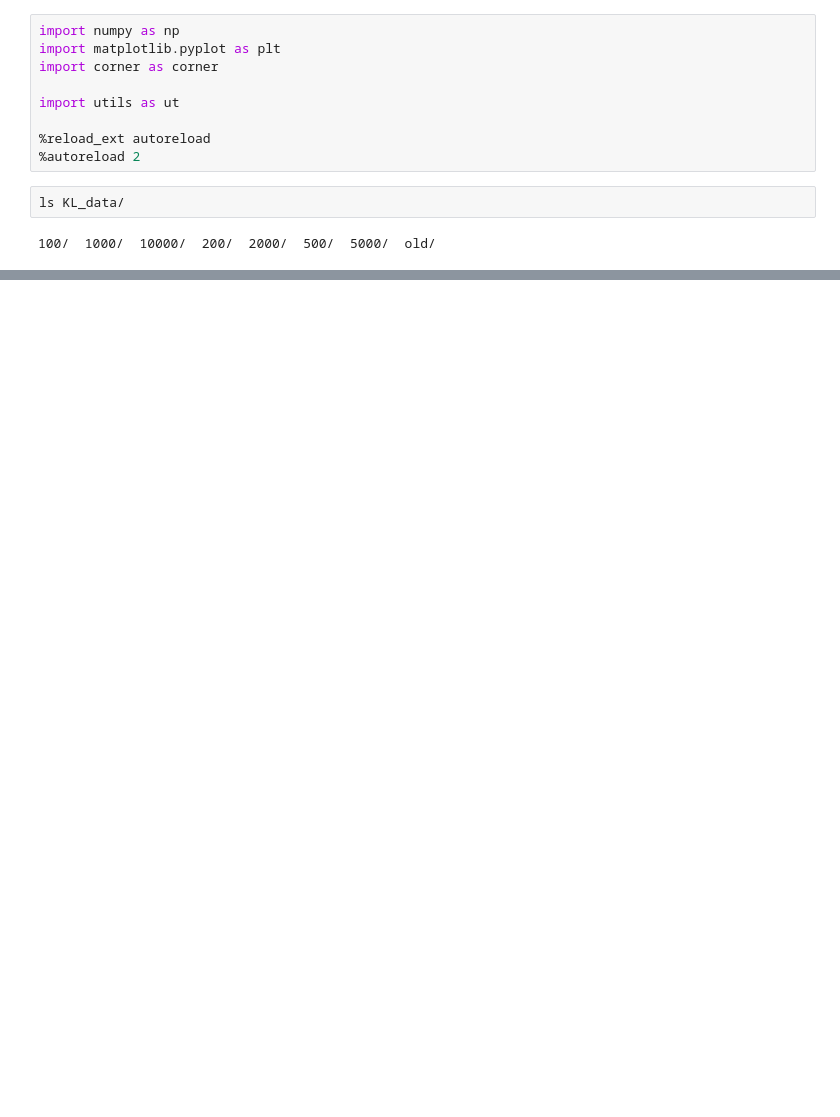
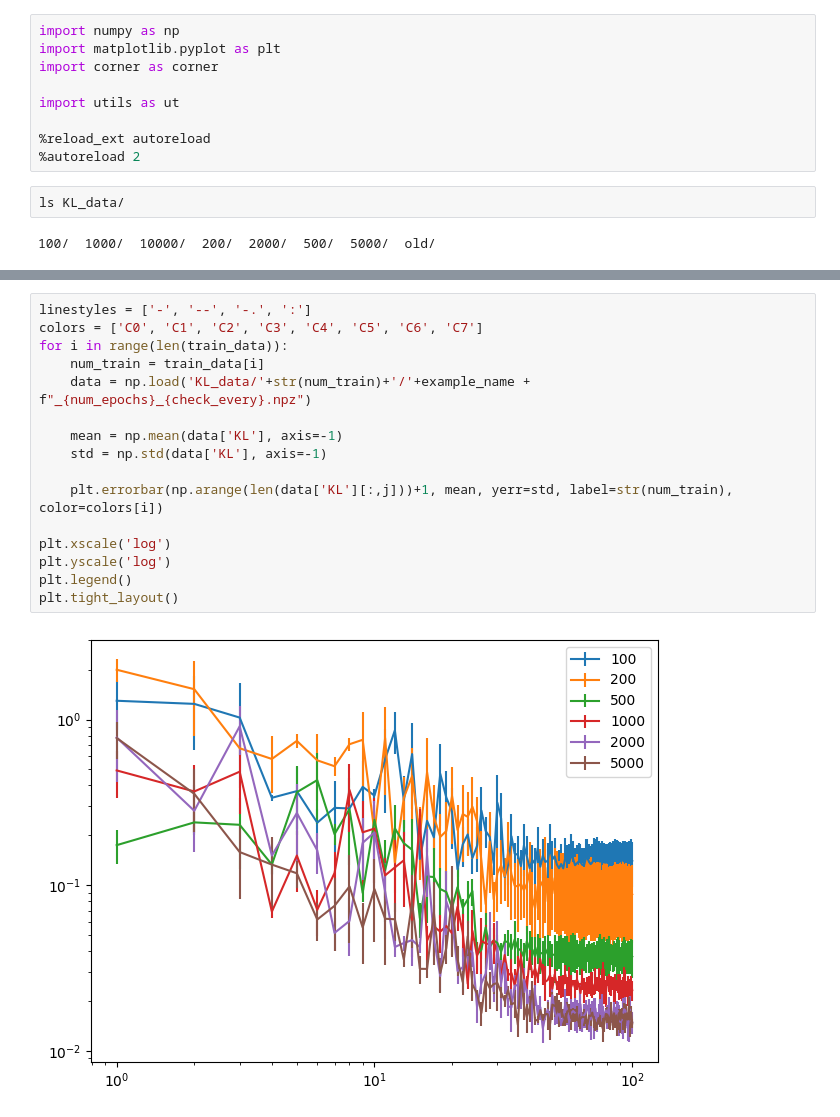
Before and after one commit to Mauropieroni/ACP-test-fork, a Jupyter notebook: scripts/plot_KL_all.ipynb, the cells around one changed output, grey strips where cells are left out. Drawn from its saved outputs; the diff is of its cells as text; blank space fills up the shorter version.

```diff
--- a/scripts/plot_KL_all.ipynb
+++ b/scripts/plot_KL_all.ipynb
@@ -61,0 +73,18 @@ plt.tight_layout()
+# %%
+linestyles = ['-', '--', '-.', ':']
+colors = ['C0', 'C1', 'C2', 'C3', 'C4', 'C5', 'C6', 'C7']
+for i in range(len(train_data)):
+    num_train = train_data[i]
+    data = np.load('KL_data/'+str(num_train)+'/'+example_name + f"_{num_epochs}_{check_every}.npz")
+
+    mean = np.mean(data['KL'], axis=-1)
+    std = np.std(data['KL'], axis=-1)
+
+    plt.errorbar(np.arange(len(data['KL'][:,j]))+1, mean, yerr=std, label=str(num_train), color=colors[i])
+
+plt.xscale('log')
+plt.yscale('log')
+plt.legend()
+plt.tight_layout()
+# %% [output]
+[figure, added]
```
Also changed, not shown: parts of 13 cells of this notebook, 2 other files.
